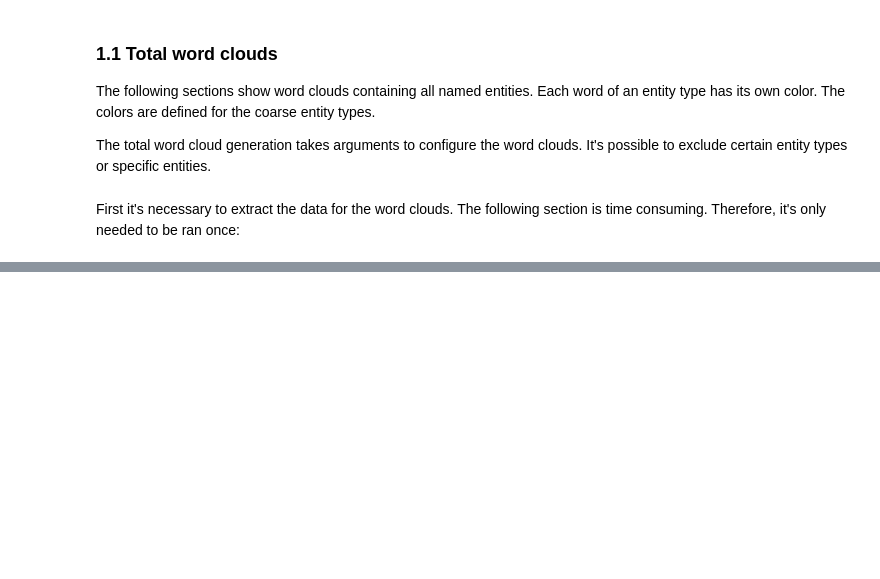
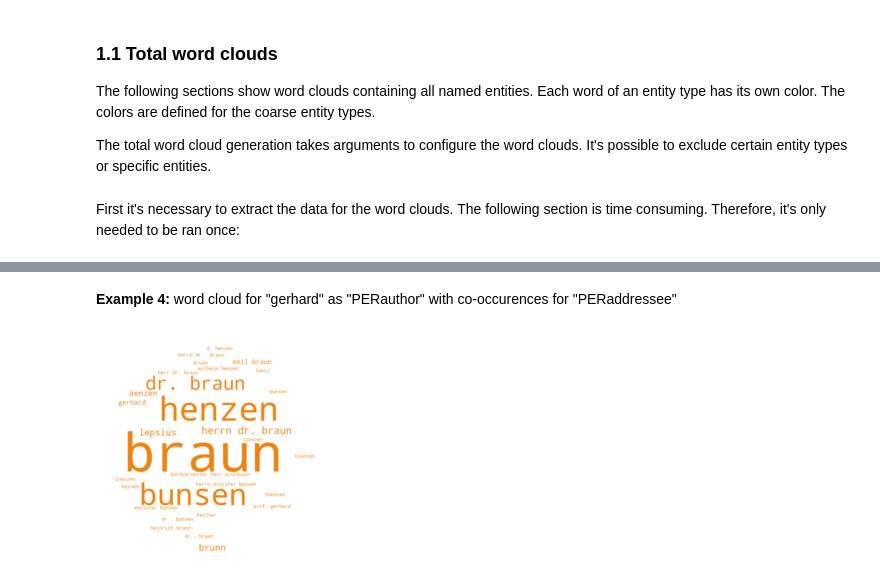
Before and after one commit to dainst/gelehrtenkorrespondenz-21, a Jupyter notebook: notebooks/corpus_analysis.ipynb, the cells around one changed output, grey strips where cells are left out. Drawn from its saved outputs; the diff is of its cells as text; code cells hidden in the pictures; blank space fills up the shorter version.

```diff
--- a/notebooks/corpus_analysis.ipynb
+++ b/notebooks/corpus_analysis.ipynb
@@ -6,9 +6,9 @@ import os
 sys.path.append('/app/src/data_access')
 os.chdir('..')
 
-from word_cloud_generator import WordCloudGenerator
+from word_cloud_generator import WordCloudGenerator, Operator
 
-src_dir = 'data/annotations/'
+source_path = 'data/annotations/'
 
 %load_ext autoreload
 # %% [markdown]
@@ -143,0 +102,16 @@ generator.generate(file_path = file_path)
+# %% [markdown]
+**Example 4:**
+word cloud for "gerhard" as "PERauthor" with co-occurences for "PERaddressee"
+# %%
+output_path = 'resources/corpus_analysis/wordclouds/04_gerhard_author_addressees.png'
+
+word_entities = {'gerhard': 'PERauthor'}
+relation_entity_types = ['PERaddressee']
+
+generator.extract_coocurrences(
+    source_path = source_path,
+    word_entities = word_entities,
+    relation_entity_types = relation_entity_types)
+generator.generate(output_path = output_path)
+# %% [output]
+[figure, added]
```
Also changed, not shown: parts of 42 cells of this notebook, 36 other files.
